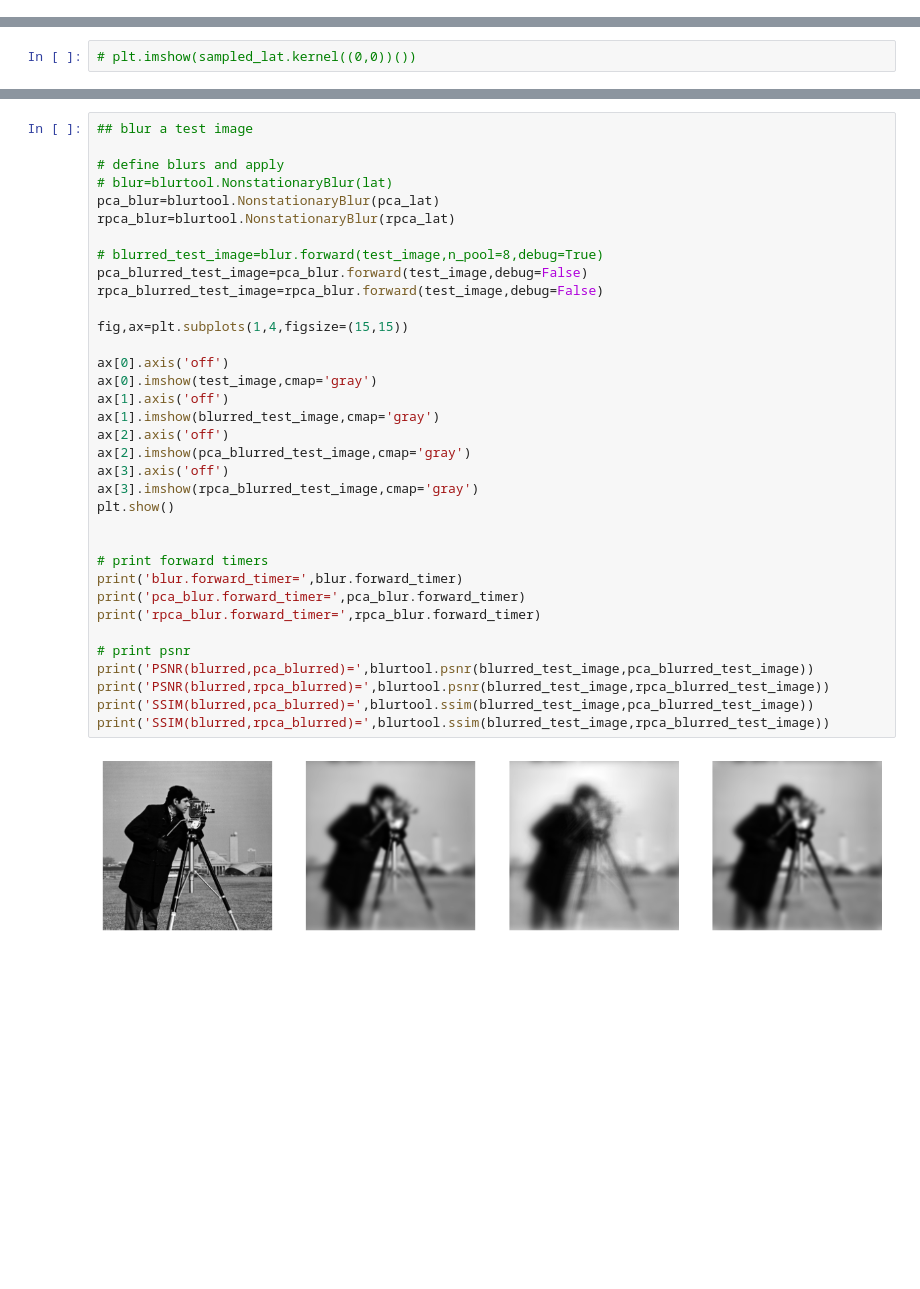
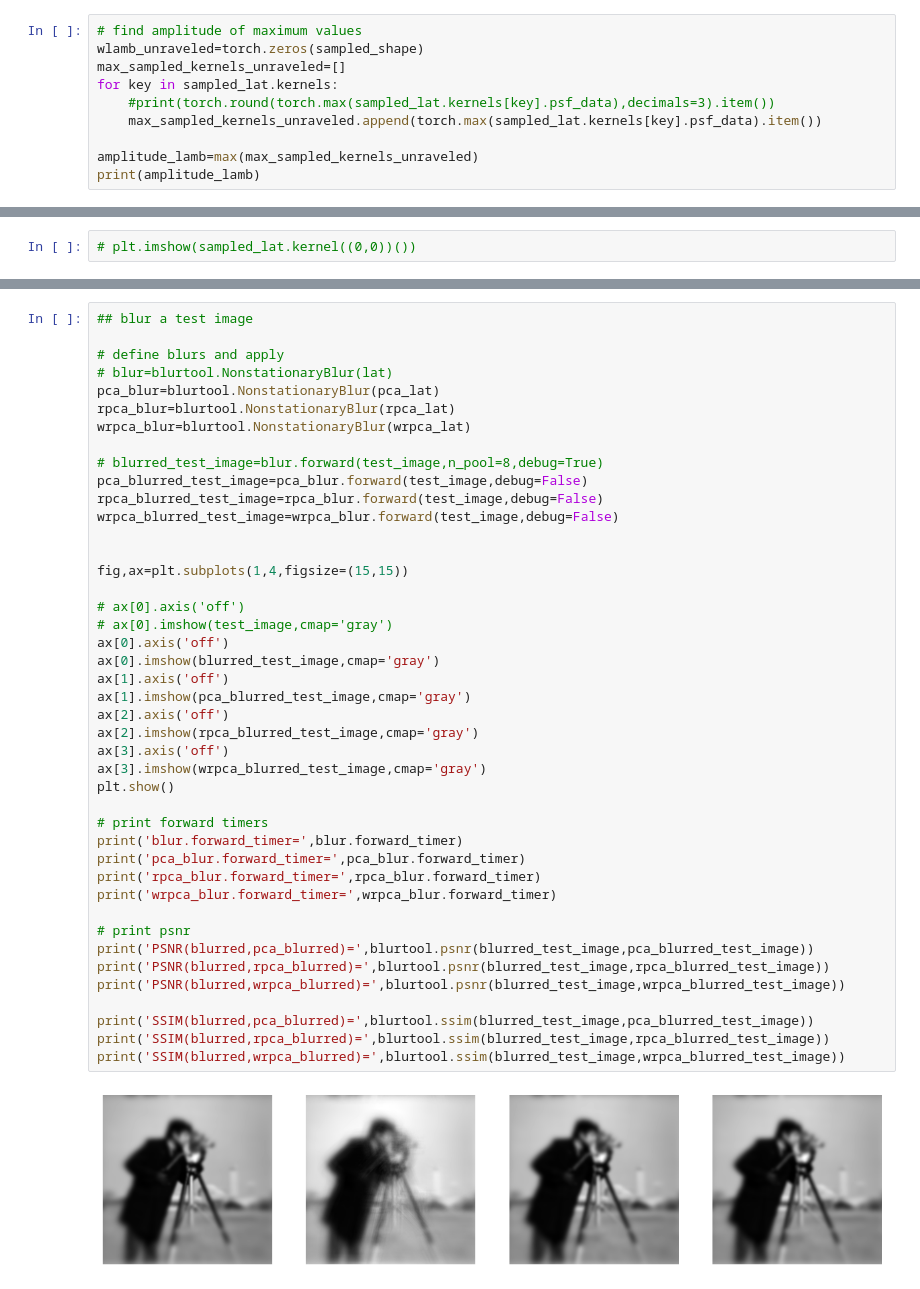
Before and after one commit to mlbj/blurtool, a Jupyter notebook: exp/sbrt2023/sbrt2023.ipynb, the cells around one changed output, grey strips where cells are left out. Drawn from its saved outputs; the diff is of its cells as text; blank space fills up the shorter version.

```diff
--- a/exp/sbrt2023/sbrt2023.ipynb
+++ b/exp/sbrt2023/sbrt2023.ipynb
@@ -140,0 +198,10 @@ KeyboardInterrupt:
+# %%
+# find amplitude of maximum values
+wlamb_unraveled=torch.zeros(sampled_shape)
+max_sampled_kernels_unraveled=[]
+for key in sampled_lat.kernels:
+    #print(torch.round(torch.max(sampled_lat.kernels[key].psf_data),decimals=3).item())
+    max_sampled_kernels_unraveled.append(torch.max(sampled_lat.kernels[key].psf_data).item())
+
+amplitude_lamb=max(max_sampled_kernels_unraveled)
+print(amplitude_lamb)
@@ -304,36 +540,44 @@ plt.show()
 ## blur a test image
 
 # define blurs and apply
 # blur=blurtool.NonstationaryBlur(lat)
 pca_blur=blurtool.NonstationaryBlur(pca_lat)
 rpca_blur=blurtool.NonstationaryBlur(rpca_lat)
+wrpca_blur=blurtool.NonstationaryBlur(wrpca_lat)
 
 # blurred_test_image=blur.forward(test_image,n_pool=8,debug=True)
 pca_blurred_test_image=pca_blur.forward(test_image,debug=False)
 rpca_blurred_test_image=rpca_blur.forward(test_image,debug=False)
+wrpca_blurred_test_image=wrpca_blur.forward(test_image,debug=False)
+
 
 fig,ax=plt.subplots(1,4,figsize=(15,15))
 
+# ax[0].axis('off')
+# ax[0].imshow(test_image,cmap='gray')
 ax[0].axis('off')
-ax[0].imshow(test_image,cmap='gray')
+ax[0].imshow(blurred_test_image,cmap='gray')
 ax[1].axis('off')
-ax[1].imshow(blurred_test_image,cmap='gray')
+ax[1].imshow(pca_blurred_test_image,cmap='gray')
 ax[2].axis('off')
-ax[2].imshow(pca_blurred_test_image,cmap='gray')
+ax[2].imshow(rpca_blurred_test_image,cmap='gray')
 ax[3].axis('off')
-ax[3].imshow(rpca_blurred_test_image,cmap='gray')
+ax[3].imshow(wrpca_blurred_test_image,cmap='gray')
 plt.show()
-
 
 # print forward timers
 print('blur.forward_timer=',blur.forward_timer)
 print('pca_blur.forward_timer=',pca_blur.forward_timer)
 print('rpca_blur.forward_timer=',rpca_blur.forward_timer)
+print('wrpca_blur.forward_timer=',wrpca_blur.forward_timer)
 
 # print psnr
 print('PSNR(blurred,pca_blurred)=',blurtool.psnr(blurred_test_image,pca_blurred_test_image))
 print('PSNR(blurred,rpca_blurred)=',blurtool.psnr(blurred_test_image,rpca_blurred_test_image))
+print('PSNR(blurred,wrpca_blurred)=',blurtool.psnr(blurred_test_image,wrpca_blurred_test_image))
+
 print('SSIM(blurred,pca_blurred)=',blurtool.ssim(blurred_test_image,pca_blurred_test_image))
 print('SSIM(blurred,rpca_blurred)=',blurtool.ssim(blurred_test_image,rpca_blurred_test_image))
+print('SSIM(blurred,wrpca_blurred)=',blurtool.ssim(blurred_test_image,wrpca_blurred_test_image))
 # %% [output]
-[figure, old version]
+[figure, new version]
```
Also changed, not shown: parts of 25 cells of this notebook, 22 other files.
